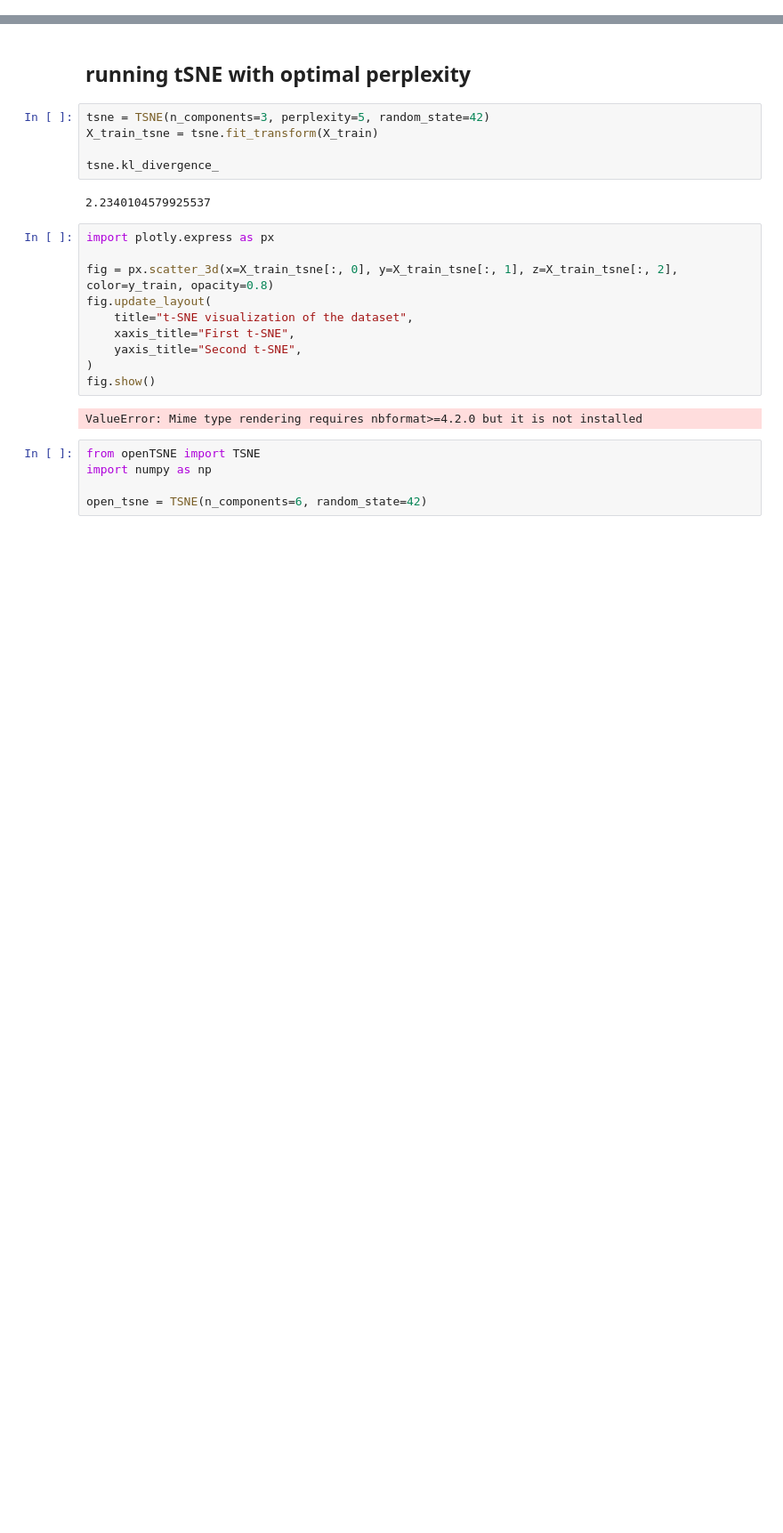
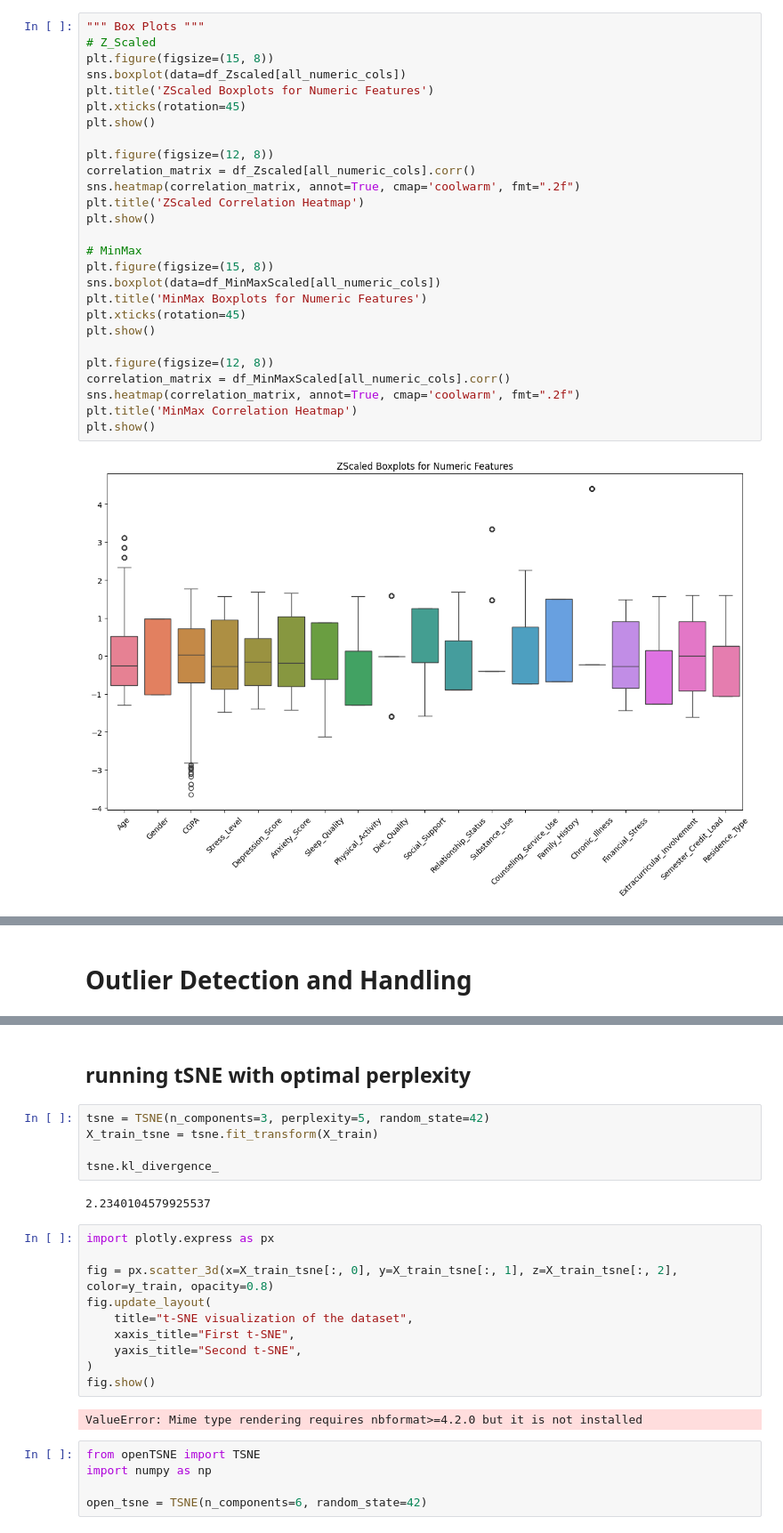
Before and after one commit to ReehalS/student-mental-health-model, a Jupyter notebook: Code/EDA.ipynb, the cells around one changed output, grey strips where cells are left out. Shown at 89% size. Cells and saved outputs as stored; diff of their text form; blank space fills up the shorter version.

```diff
--- a/Code/EDA.ipynb
+++ b/Code/EDA.ipynb
@@ -365,0 +174,29 @@ Text(0, 0.5, 'Divergence')
+# %%
+""" Box Plots """
+# Z_Scaled
+plt.figure(figsize=(15, 8))
+sns.boxplot(data=df_Zscaled[all_numeric_cols])
+plt.title('ZScaled Boxplots for Numeric Features')
+plt.xticks(rotation=45)
+plt.show()
+
+plt.figure(figsize=(12, 8))
+correlation_matrix = df_Zscaled[all_numeric_cols].corr()
+sns.heatmap(correlation_matrix, annot=True, cmap='coolwarm', fmt=".2f")
+plt.title('ZScaled Correlation Heatmap')
+plt.show()
+
+# MinMax
+plt.figure(figsize=(15, 8))
+sns.boxplot(data=df_MinMaxScaled[all_numeric_cols])
+plt.title('MinMax Boxplots for Numeric Features')
+plt.xticks(rotation=45)
+plt.show()
+
+plt.figure(figsize=(12, 8))
+correlation_matrix = df_MinMaxScaled[all_numeric_cols].corr()
+sns.heatmap(correlation_matrix, annot=True, cmap='coolwarm', fmt=".2f")
+plt.title('MinMax Correlation Heatmap')
+plt.show()
+# %% [output]
+[figure, added]
@@ -365,0 +206,2 @@ Text(0, 0.5, 'Divergence')
+# %% [markdown]
+# Outlier Detection and Handling
```
Also changed, not shown: parts of 39 cells of this notebook, 8 other files.
